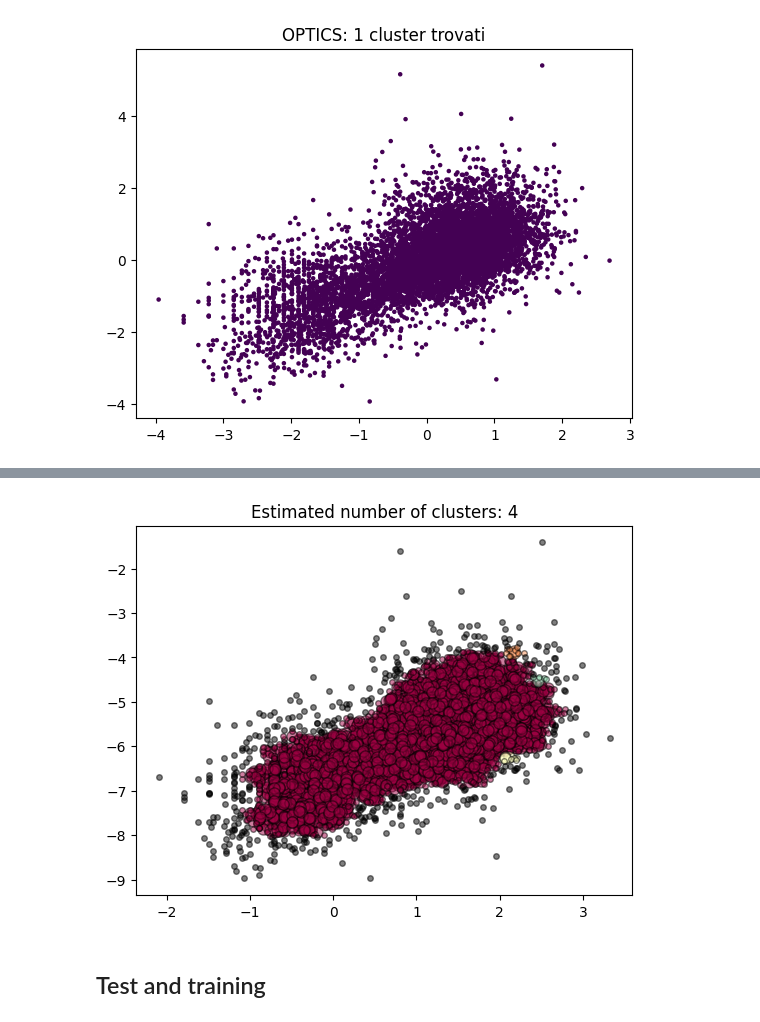
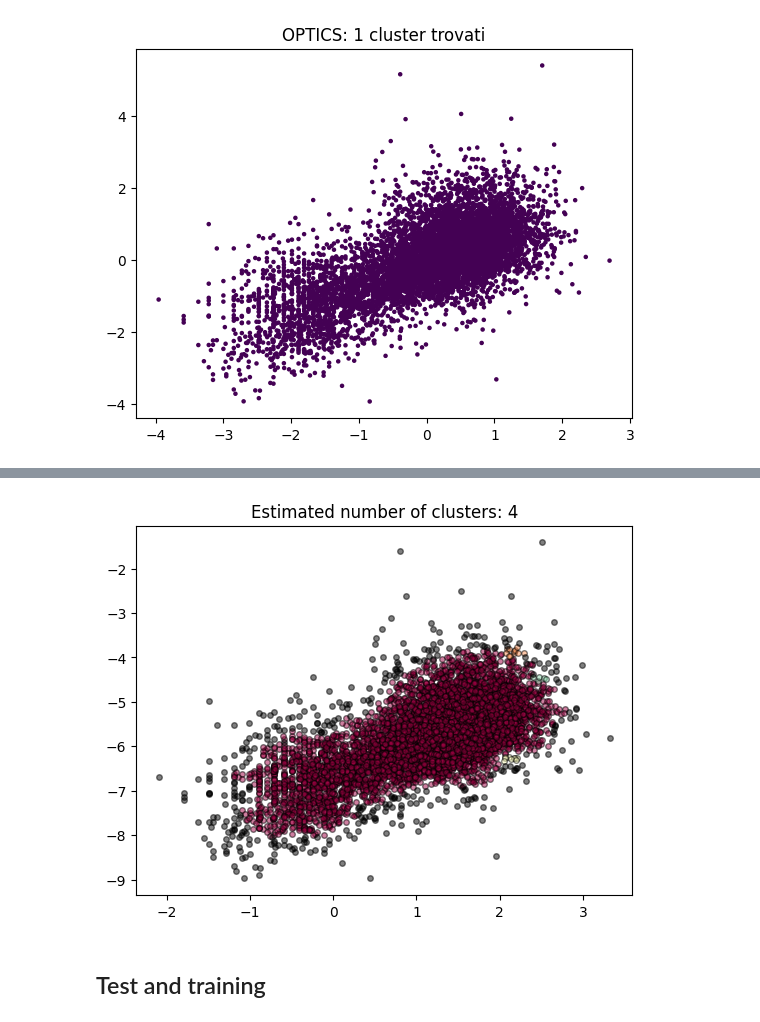
Before and after one commit to anna-tresoldi/astrostatistics_bicocca_2026, a Jupyter notebook: working/L14_GammaRayBursts.ipynb, the cells around one changed output, grey strips where cells are left out. Drawn from its saved outputs; the diff is of its cells as text; code cells hidden in the pictures.

```diff
--- a/working/L14_GammaRayBursts.ipynb
+++ b/working/L14_GammaRayBursts.ipynb
@@ -170,7 +171,7 @@ X_scaled = scaler.fit_transform(X)
 from sklearn.cluster import estimate_bandwidth
 
 # increment quantile to merge small clusters together
-bw = estimate_bandwidth(X_scaled, quantile=0.5, n_samples=500)
+bw = estimate_bandwidth(X_scaled, quantile=0.2, n_samples=200)
 
 ms = MeanShift(bandwidth=bw, bin_seeding=True)#, cluster_all=False)#, min_bin_freq=3)
 ms.fit(X_scaled)
@@ -363,35 +375,35 @@ core_samples_mask[db.core_sample_indices_] = True
 colors = [plt.cm.Spectral(each) for each in np.linspace(0, 1, len(unique_labels))]
 for k, col in zip(unique_labels, colors):
     if k == -1:
         # Black used for noise.
         col = [0, 0, 0, 1]
 
     class_member_mask = labels == k
 
     xy = X[class_member_mask & core_samples_mask]
     plt.plot(
         xy[:, 0],
         xy[:, 1],
         "o",
         markerfacecolor=tuple(col),
         markeredgecolor="k",
-        markersize=8, alpha=0.5
+        markersize=4, alpha=0.5
     )
 
     xy = X[class_member_mask & ~core_samples_mask]
     plt.plot(
         xy[:, 0],
         xy[:, 1],
         "o",
         markerfacecolor=tuple(col),
         markeredgecolor="k",
         markersize=4, alpha=0.5
     )
 
 plt.title(f"Estimated number of clusters: {n_clusters_}")
 plt.show()
 # %% [output]
-[figure, old version]
+[figure, new version]
 # %% [markdown]
 ## Test and training
 # %%
```
Also changed, not shown: parts of 25 cells of this notebook.
